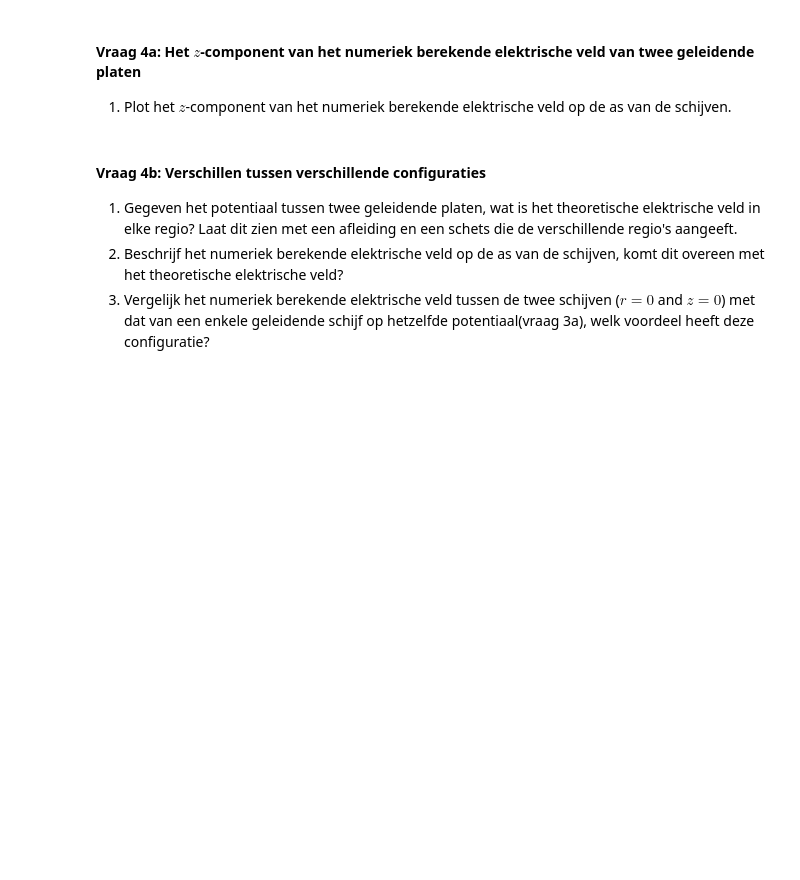
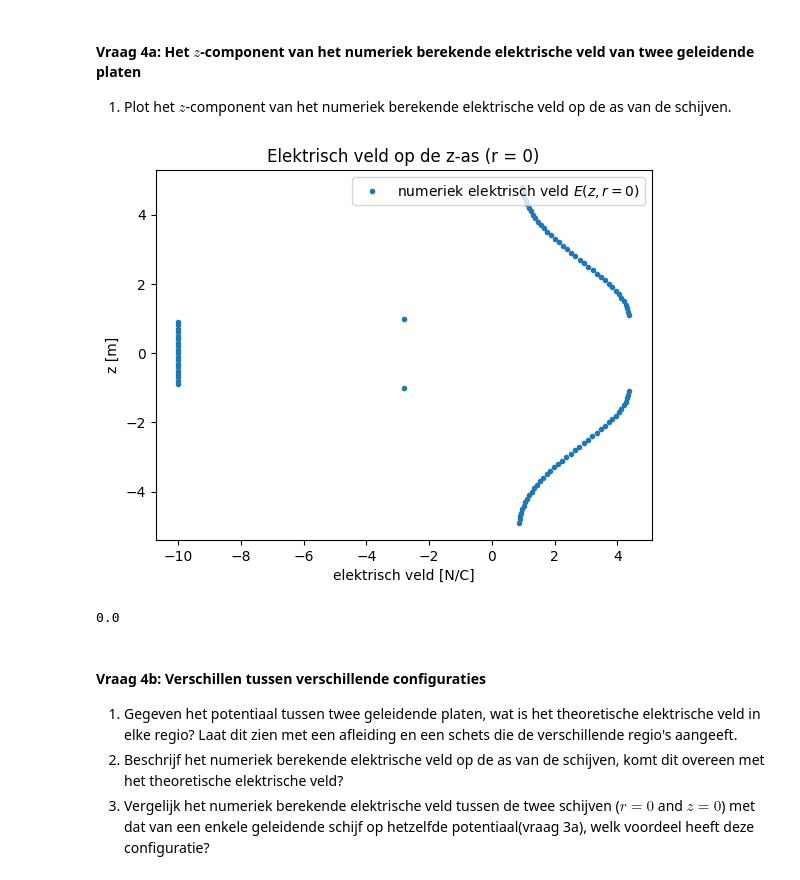
Before and after one commit to Fynn-Vrolijk123/DEF-D-Fynn-Vrolijk, a Jupyter notebook: DigitaleOntwerpopdrachten/1CondensatorOpdracht/CondensatorOntwerpopdracht.ipynb, the cells around one changed output. Cells and saved outputs as stored; diff of their text form; code cells hidden in the pictures; blank space fills up the shorter version.

```diff
--- a/DigitaleOntwerpopdrachten/1CondensatorOpdracht/CondensatorOntwerpopdracht.ipynb
+++ b/DigitaleOntwerpopdrachten/1CondensatorOpdracht/CondensatorOntwerpopdracht.ipynb
@@ -473,9 +473,21 @@ plot_results_disk(Ez, Er, normE, V, r, z, grid_step, disk_radius, z_pos_disk1, z
 
 1. Plot het $z$-component van het numeriek berekende elektrische veld op de as van de schijven.
 # %%
-###
-###your code here###
-###
+idx_rE_zero = np.argmin(np.abs(r_for_E))
+Ez_r0 = Ez[:,idx_rE_zero]
+
+plt.plot(Ez_r0,z_for_E,'.',label='numeriek elektrisch veld $E(z, r=0)$')
+
+plt.title(f"Elektrisch veld op de z-as (r = 0)")
+plt.legend(loc='upper right')
+plt.ylabel("z [m]")
+plt.xlabel("elektrisch veld [N/C]")
+
+plt.show()
+print(r[0])
+# %% [output]
+[figure, added]
+0.0
 # %% [markdown]
 #### Vraag 4b: Verschillen tussen verschillende configuraties
 
```
Also changed, not shown: parts of 15 cells of this notebook, 1 other file.
